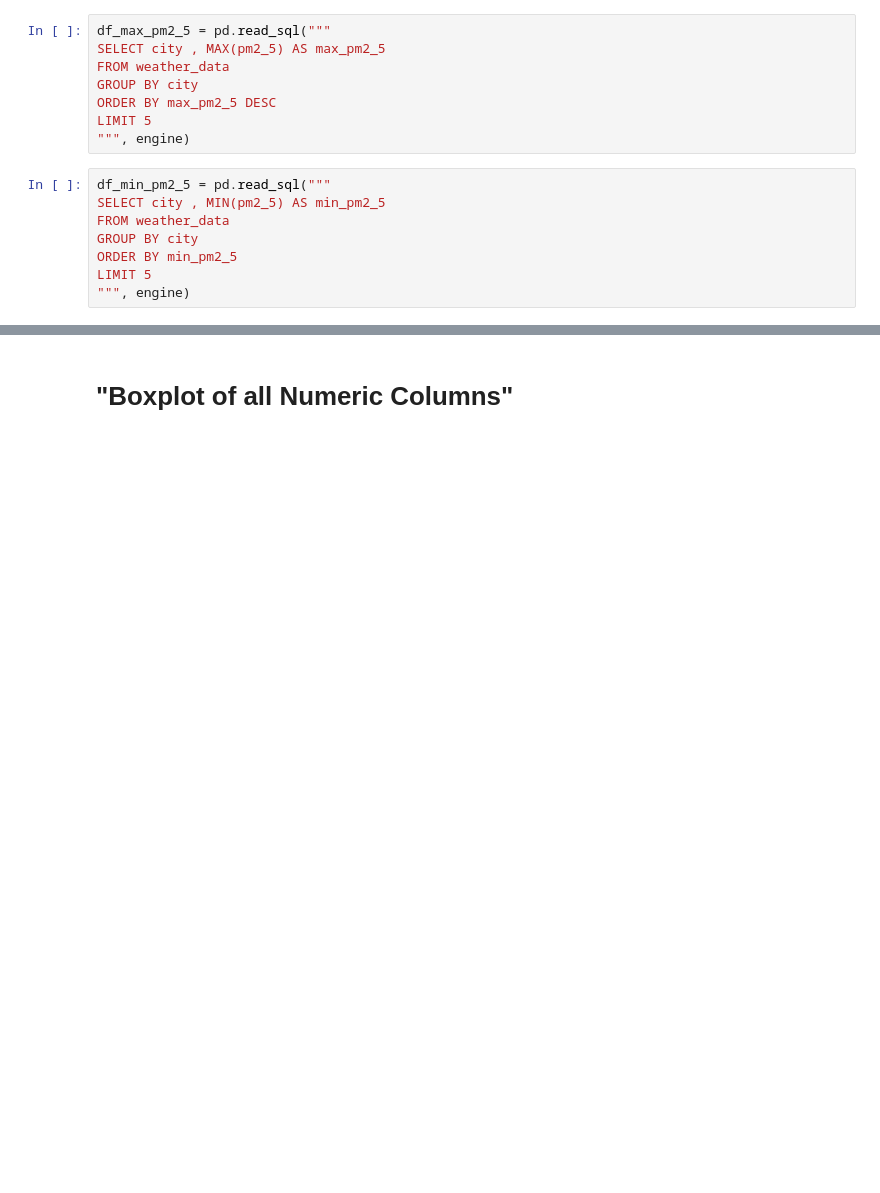
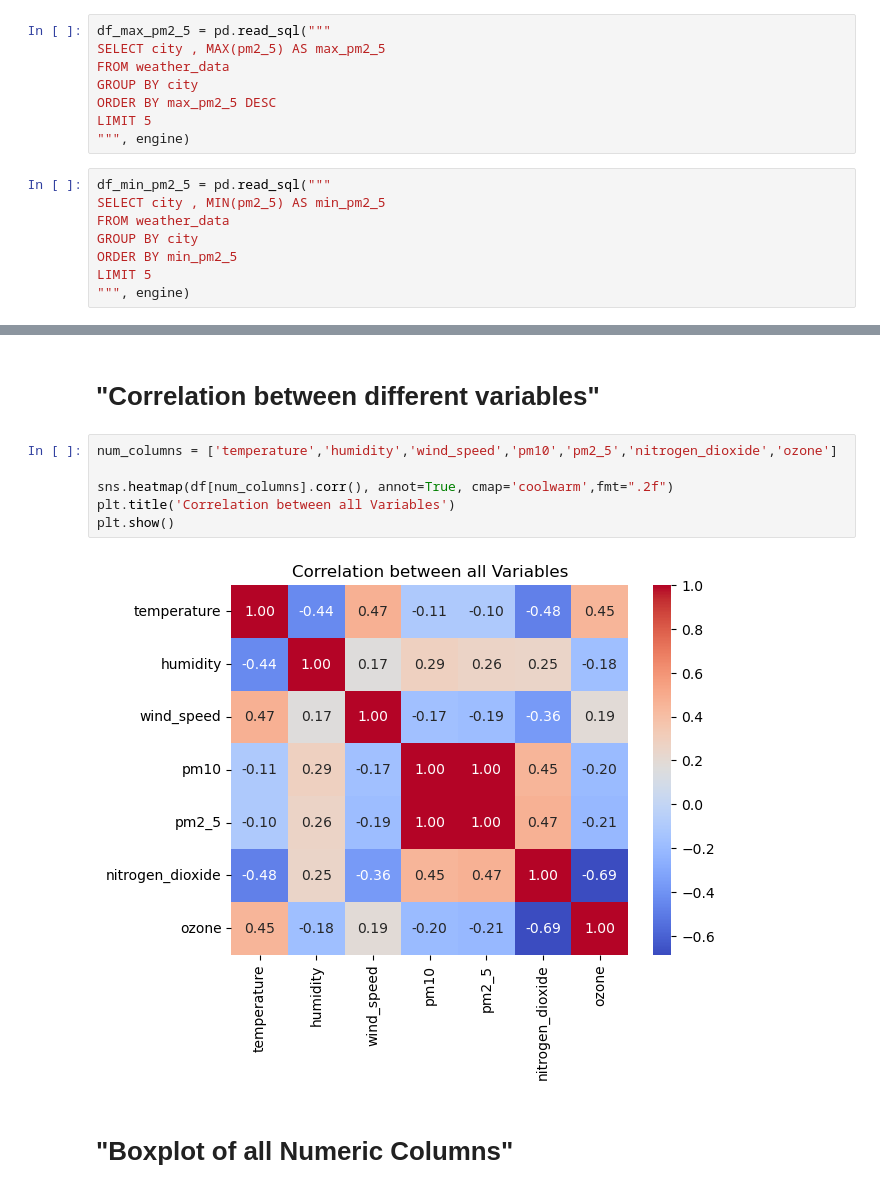
Before and after one commit to Lokey666/weather_monitoring_project, a Jupyter notebook: jupyter_notebooks/eda.ipynb, the cells around one changed output, grey strips where cells are left out. Saved outputs shown, nothing was run; the diff lists cells and outputs as text; blank space fills up the shorter version.

```diff
--- a/jupyter_notebooks/eda.ipynb
+++ b/jupyter_notebooks/eda.ipynb
@@ -149,3 +161,13 @@ df_numeric.corr()
+# %% [markdown]
+# "Correlation between different variables"
+# %%
+num_columns = ['temperature','humidity','wind_speed','pm10','pm2_5','nitrogen_dioxide','ozone']
+
+sns.heatmap(df[num_columns].corr(), annot=True, cmap='coolwarm',fmt=".2f")
+plt.title('Correlation between all Variables')
+plt.show()
+# %% [output]
+[figure, added]
 # %% [markdown]
 # "Boxplot of all Numeric Columns"
 # %%
```
Also changed, not shown: parts of 14 cells of this notebook, 5 other files.
